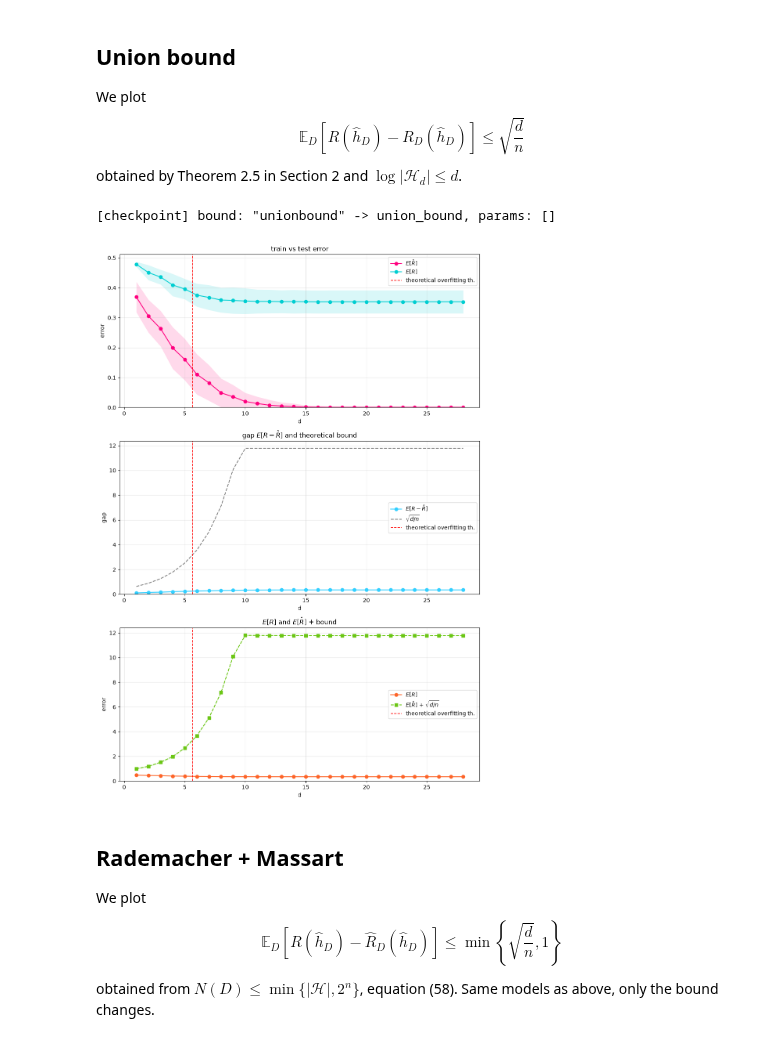
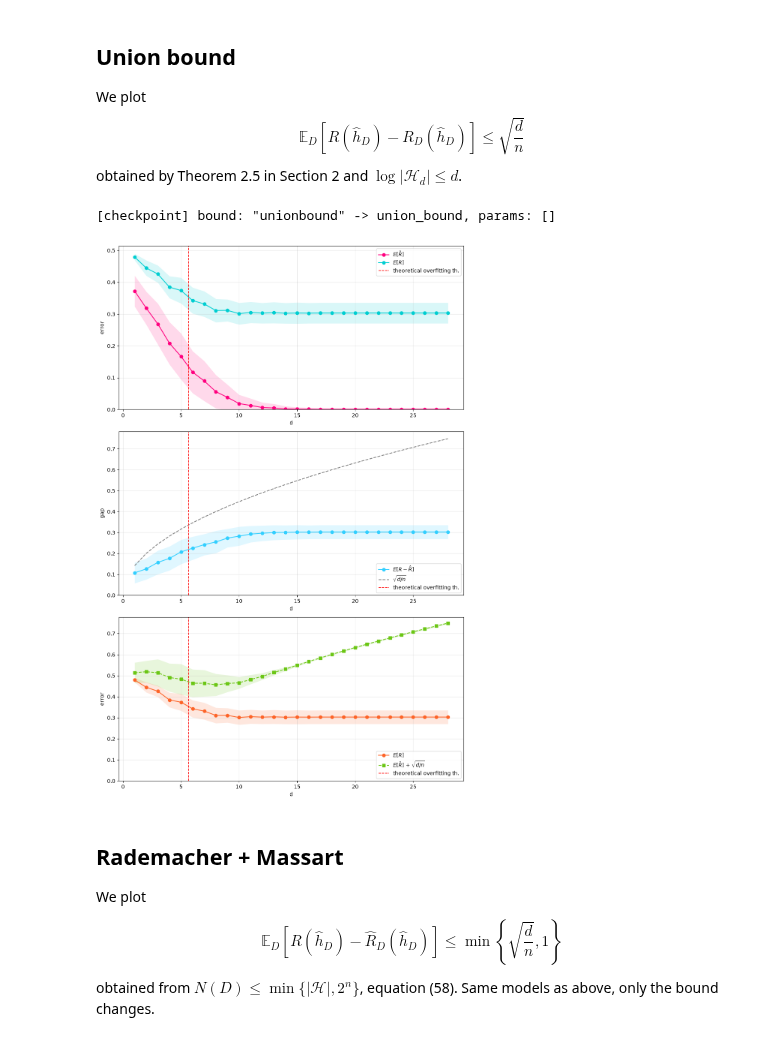
Before and after one commit to matildedol/tesi, a Jupyter notebook: source/experiments.ipynb, the cells around one changed output. Drawn from its saved outputs; the diff is of its cells as text; code cells hidden in the pictures.

```diff
--- a/source/experiments.ipynb
+++ b/source/experiments.ipynb
@@ -17,16 +17,34 @@ data_size_test = 200_000
 data_size_tr = 50
 num_iter = 100
 num_crossings = 10
-noise_par = 0.8
-my_noise_pars = [0.6, 0.8, 0.95]
 my_nums_crossings = [5, 10, 50]
+# bernoulli noise (best risk)
+noise_p = 0.8
+my_noise_ps = [0.6, 0.8, 0.95]
 
 from functools import partial
+from scipy.stats import norm
 sine_f = partial(sine, m = num_crossings)
 
 def noise_label(p):
     # noise level as percentage of flipped labels
     return f'{(1 - p) * 100:.0f}% noise'
 
+def sigma_for_p(f, p, N = supp_size, l = 0.0, u = 10.0):
+    # sigma such that gaussian noise flips on average the same fraction 1 - p of labels
+    # as bernoulli noise: P(flip | x) = Phi(-|f(x)|/sigma), averaged over the uniform support.
+    # rounded to 0.5
+    x = np.linspace(l, u, N)
+    sigma = brentq(lambda s: norm.cdf(-np.abs(f(x)) / s).mean() - (1 - p), 1e-3, 1e3)
+    return np.round(2 * sigma) / 2
+
+# gaussian noise (union bound and rademacher), same noise levels as the bernoulli one
+noise_sigma = sigma_for_p(sine_f, noise_p)
+my_noise_sigmas = [sigma_for_p(sine_f, p) for p in my_noise_ps]
+print('sigma:', noise_sigma, ' sigmas:', my_noise_sigmas)
+
 # same depths that main_loop and plots use
 depths, _ = get_depths_list(np.log2(data_size_tr), mymodel)
+
+# figures used in the thesis
+out_dir = '../tex/final/outputs/'
@@ -41,20 +61,25 @@ obtained by Theorem 2.5 in Section 2 and $\log \vert\mathcal H_d\vert \le d$.
 # %%
 # build test set
 x_test = sample_x(data_size_test, supp_size)
-y_test = sample_y_bernoulli(x = x_test, f = sine_f, p = noise_par)
+y_test = sample_y(x = x_test, f = sine_f, sigma = noise_sigma)
 
 # build models and do plots
 hat_Rs, Rs, gaps, std_hat_Rs, std_Rs, std_gaps, predictions, x, y, x_grid = main_loop(
-    x_test, y_test, n = data_size_tr, p = noise_par, T = num_iter, model = mymodel,
-    f = sine_f, noise_type = "bernoulli",
+    x_test, y_test, n = data_size_tr, sigma = noise_sigma, T = num_iter, model = mymodel,
+    f = sine_f, noise_type = "gaussian",
     N = supp_size)
+
+fig, axs = plt.subplots(3, 1, figsize=(10, 15))
 plots(hat_Rs, Rs, gaps, std_hat_Rs=std_hat_Rs, std_Rs=std_Rs, std_gaps=std_gaps,
-      n = data_size_tr, noise_type = "bernoulli", p = noise_par, T = num_iter, model = mymodel,
-      bound_name = "unionbound", bound_params = {}
+      n = data_size_tr, noise_type = "gaussian", sigma = noise_sigma, T = num_iter, model = mymodel,
+      axes = axs, bound_name = "unionbound", bound_params = {}
       )
+plt.tight_layout()
+fig.savefig(out_dir + 'pic1.png', bbox_inches='tight')
+plt.show()
 # %% [output]
 [checkpoint] bound: "unionbound" -> union_bound, params: []
-[figure, old version]
+[figure, new version]
 # %% [markdown]
 ## Rademacher + Massart
 
```
Also changed, not shown: parts of 11 cells of this notebook, 13 other files.
